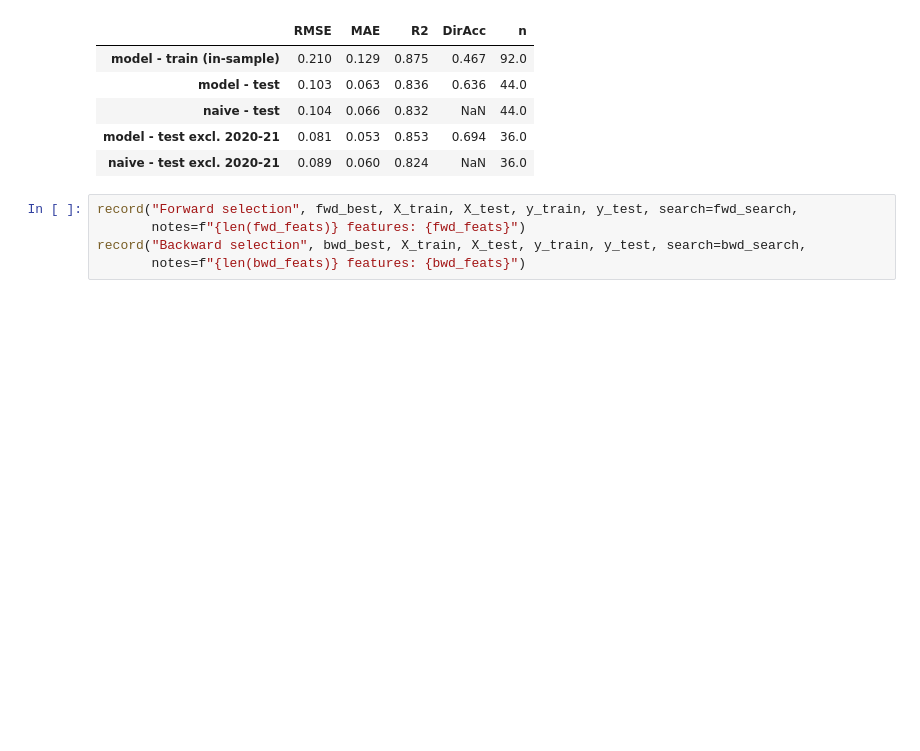
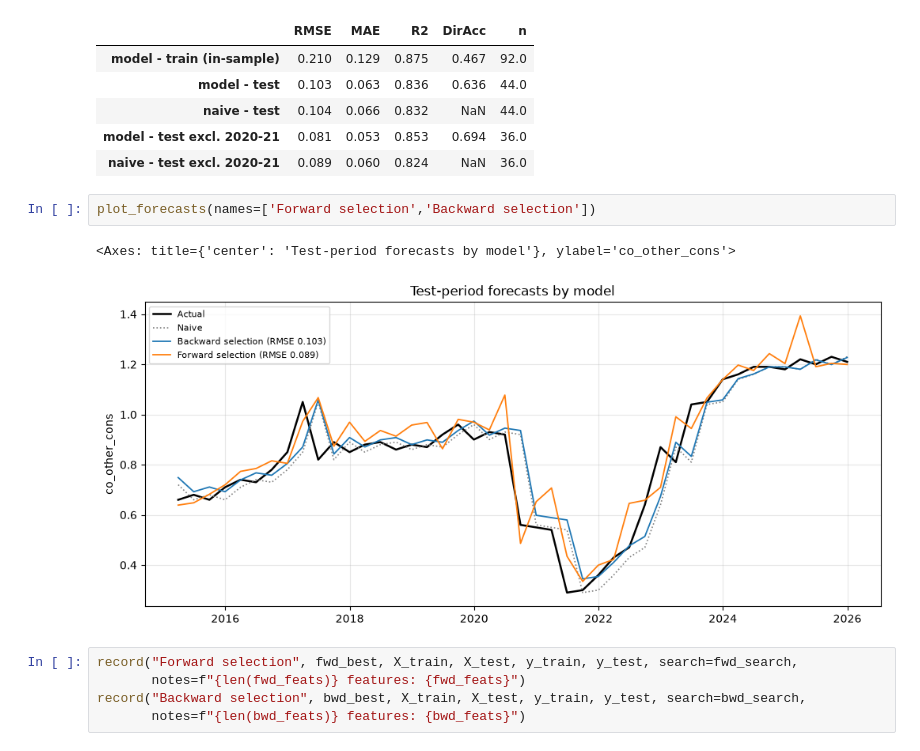
Before and after one commit to andre-bu-gitdev/DX799-O1, a Jupyter notebook: Milestone_1_2_Work_Folder/3. forward-backward-selection_PCR_PLSR.ipynb, the cells around one changed output. Drawn from its saved outputs; the diff is of its cells as text; blank space fills up the shorter version.

```diff
--- a/Milestone_1_2_Work_Folder/3. forward-backward-selection_PCR_PLSR.ipynb
+++ b/Milestone_1_2_Work_Folder/3. forward-backward-selection_PCR_PLSR.ipynb
@@ -141,6 +141,11 @@ score(bwd_best, X_train, X_test, y_train, y_test)
 | naive - test | 0.104 | 0.066 | 0.832 | NaN | 44.0 |
 | model - test excl. 2020-21 | 0.081 | 0.053 | 0.853 | 0.694 | 36.0 |
 | naive - test excl. 2020-21 | 0.089 | 0.060 | 0.824 | NaN | 36.0 |
+# %%
+plot_forecasts(names=['Forward selection','Backward selection'])
+# %% [output]
+<Axes: title={'center': 'Test-period forecasts by model'}, ylabel='co_other_cons'>
+[figure, added]
 # %%
 record("Forward selection", fwd_best, X_train, X_test, y_train, y_test, search=fwd_search,
        notes=f"{len(fwd_feats)} features: {fwd_feats}")
```
Also changed, not shown: 7 other files.
